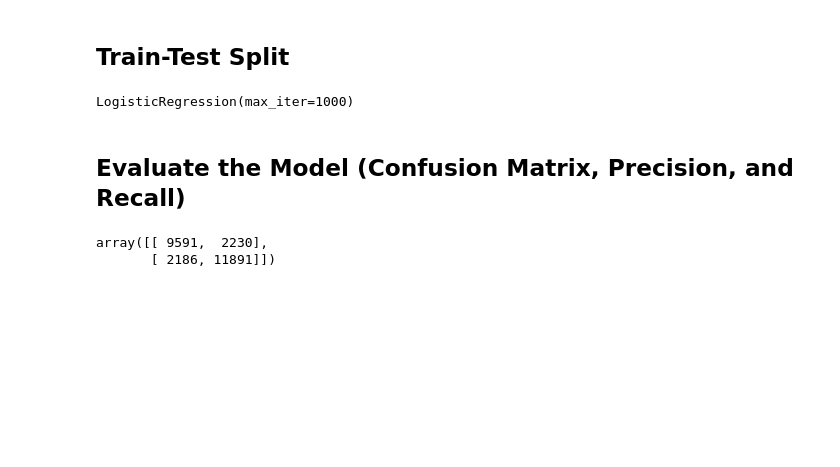
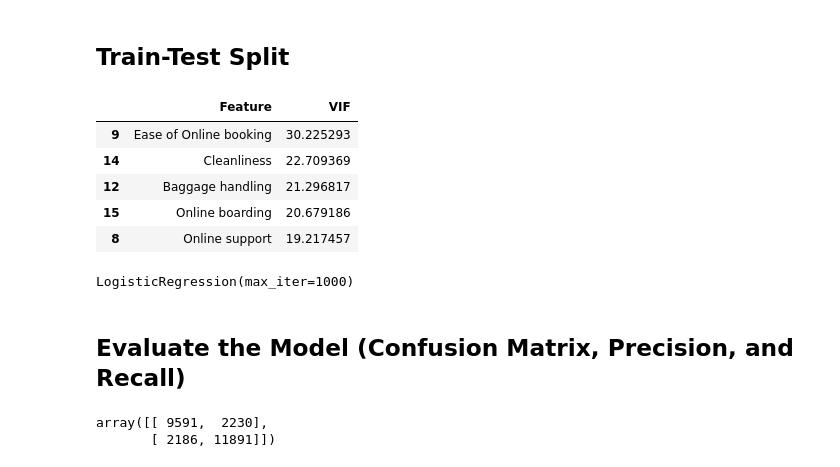
Before and after one commit to Imjolayemi/Logistic_Regression-Airline-Customer-Satisfaction-Prediction-Project-, a Jupyter notebook: logistic_regression_analysis.ipynb, the cells around one changed output. Drawn from its saved outputs; the diff is of its cells as text; code cells hidden in the pictures; blank space fills up the shorter version.

```diff
--- a/logistic_regression_analysis.ipynb
+++ b/logistic_regression_analysis.ipynb
@@ -116,6 +129,21 @@ df.head()
 # %%
 X = df.drop("satisfaction", axis=1)
 y = df["satisfaction"]
+# %%
+vif_data = pd.DataFrame()
+vif_data["Feature"] = X.columns
+vif_data["VIF"] = [variance_inflation_factor(X.values, i) for i in range(len(X.columns))]
+
+
+# Show top 5 highest VIF scores just to verify there is no extreme overlap
+vif_data.sort_values(by='VIF', ascending=False).head()
+# %% [output]
+|  | Feature | VIF |
+| 9 | Ease of Online booking | 30.225293 |
+| 14 | Cleanliness | 22.709369 |
+| 12 | Baggage handling | 21.296817 |
+| 15 | Online boarding | 20.679186 |
+| 8 | Online support | 19.217457 |
 # %%
 X_train, X_test, y_train, y_test = train_test_split(X, y, test_size = 0.20, random_state = 42)
 # %%
```
Also changed, not shown: parts of 7 cells of this notebook, 1 other file.
